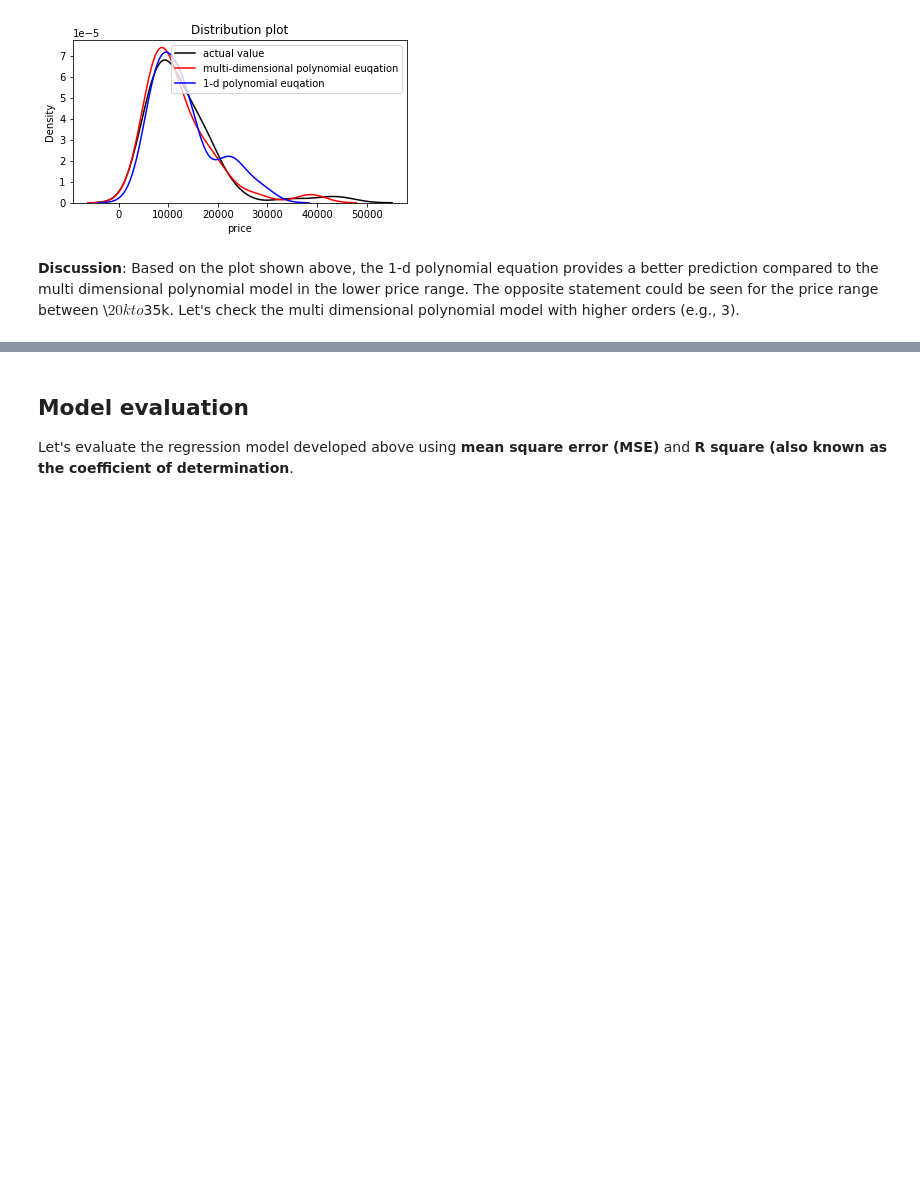
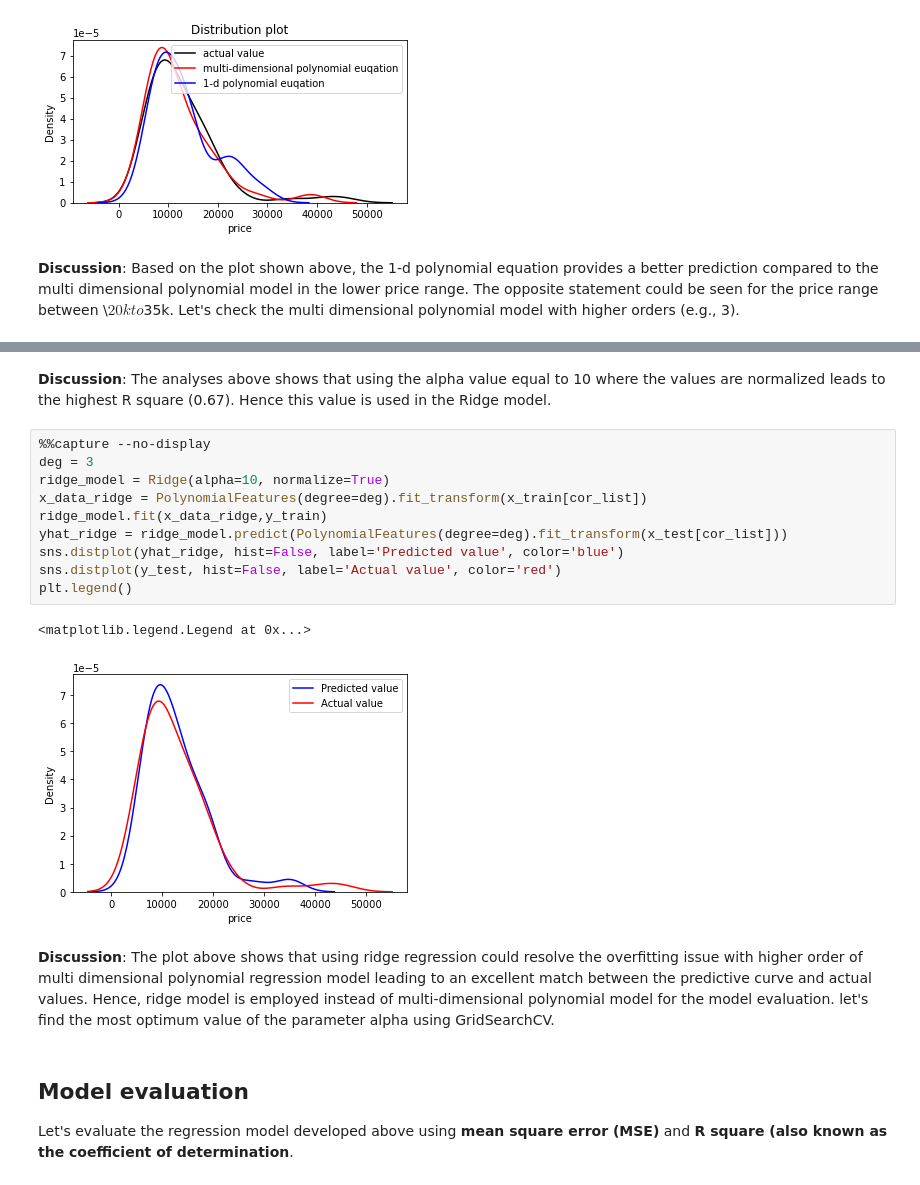
Before and after one commit to Farhad-Davaripour/Step_by_Step_Data_Analysis_Auto_Dataset, a Jupyter notebook: Code_Python.ipynb, the cells around one changed output, grey strips where cells are left out. Saved outputs shown, nothing was run; the diff lists cells and outputs as text; blank space fills up the shorter version.

```diff
--- a/Code_Python.ipynb
+++ b/Code_Python.ipynb
@@ -650,3 +657,20 @@ plt.legend()
+# %% [markdown]
+**Discussion**: The analyses above shows that using the alpha value equal to 10 where the values are normalized leads to the highest R square (0.67). Hence this value is used in the Ridge model.
+# %%
+%%capture --no-display
+deg = 3
+ridge_model = Ridge(alpha=10, normalize=True)
+x_data_ridge = PolynomialFeatures(degree=deg).fit_transform(x_train[cor_list])
+ridge_model.fit(x_data_ridge,y_train)
+yhat_ridge = ridge_model.predict(PolynomialFeatures(degree=deg).fit_transform(x_test[cor_list]))
+sns.distplot(yhat_ridge, hist=False, label='Predicted value', color='blue')
+sns.distplot(y_test, hist=False, label='Actual value', color='red')
+plt.legend()
+# %% [output]
+<matplotlib.legend.Legend at 0x...>
+[figure, added]
+# %% [markdown]
+**Discussion**: The plot above shows that using ridge regression could resolve the overfitting issue with higher order of multi dimensional polynomial regression model leading to an excellent match between the predictive curve and actual values. Hence, ridge model is employed instead of multi-dimensional polynomial model for the model evaluation. let's find the most optimum value of the parameter alpha using GridSearchCV.
 # %% [markdown]
 ## Model evaluation
 Let's evaluate the regression model developed above using **mean square error (MSE)** and **R square (also known as the coefficient of determination**.
```
Also changed, not shown: parts of 20 cells of this notebook.
